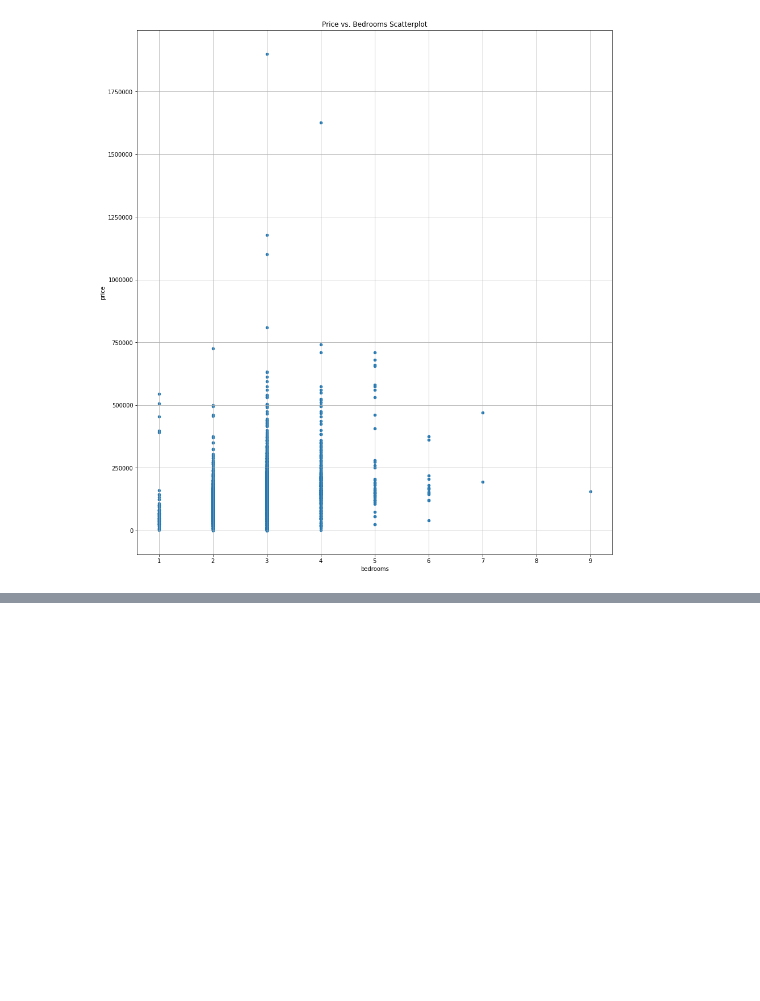
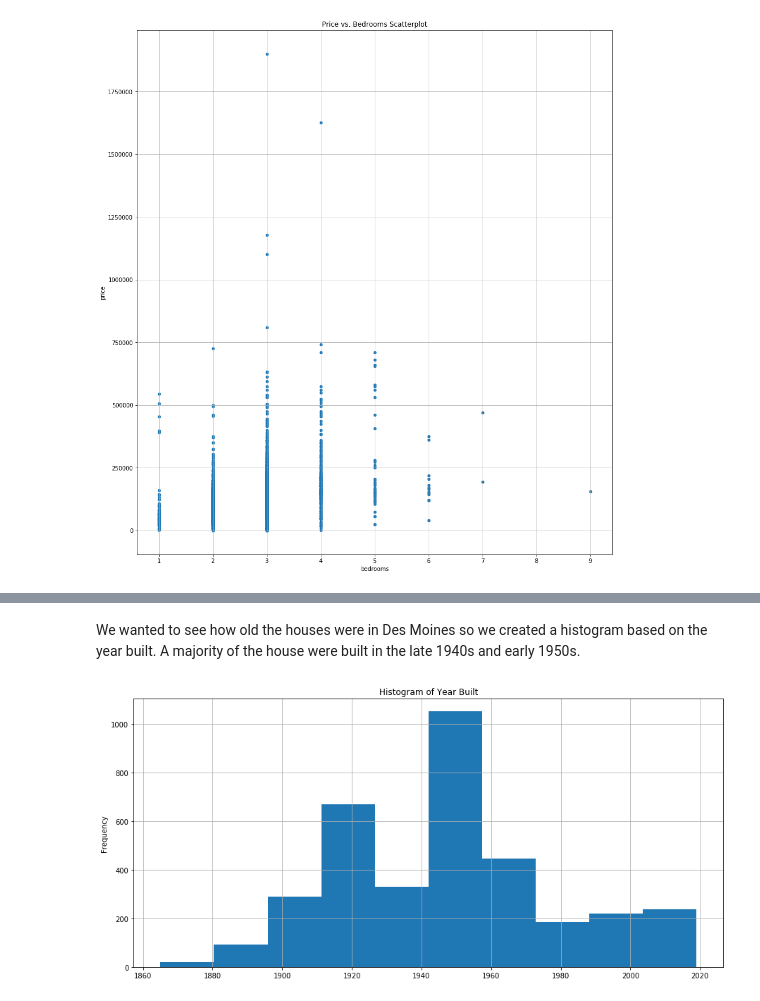
Before and after one commit to HansonMichaelR/PythonGroupProject, a Jupyter notebook: PurpleCobrasGroupProject.ipynb, the cells around one changed output, grey strips where cells are left out. Drawn from its saved outputs; the diff is of its cells as text; code cells hidden in the pictures; blank space fills up the shorter version.

```diff
--- a/PurpleCobrasGroupProject.ipynb
+++ b/PurpleCobrasGroupProject.ipynb
@@ -277,0 +286,11 @@ plt.show()
+# %% [markdown]
+We wanted to see how old the houses were in Des Moines so we created a histogram based on the year built.  A majority of the house were built in the late 1940s and early 1950s.
+# %%
+cleanDF["year_built"].plot(
+    kind="hist", grid=True,
+    title="Histogram of Year Built",
+    figsize=(15,7)
+)
+plt.show()
+# %% [output]
+[figure, added]
```
Also changed, not shown: parts of 16 cells of this notebook.
